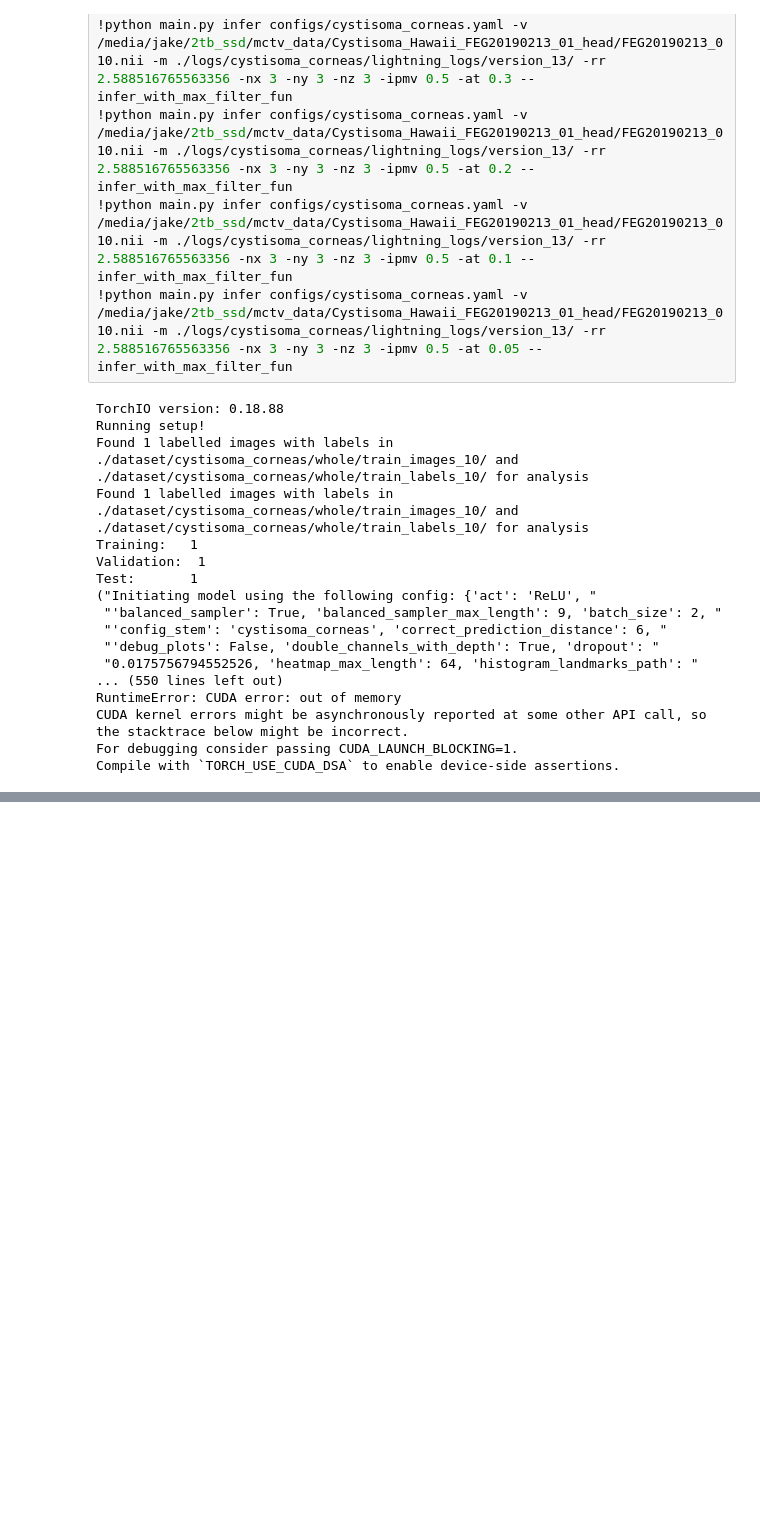
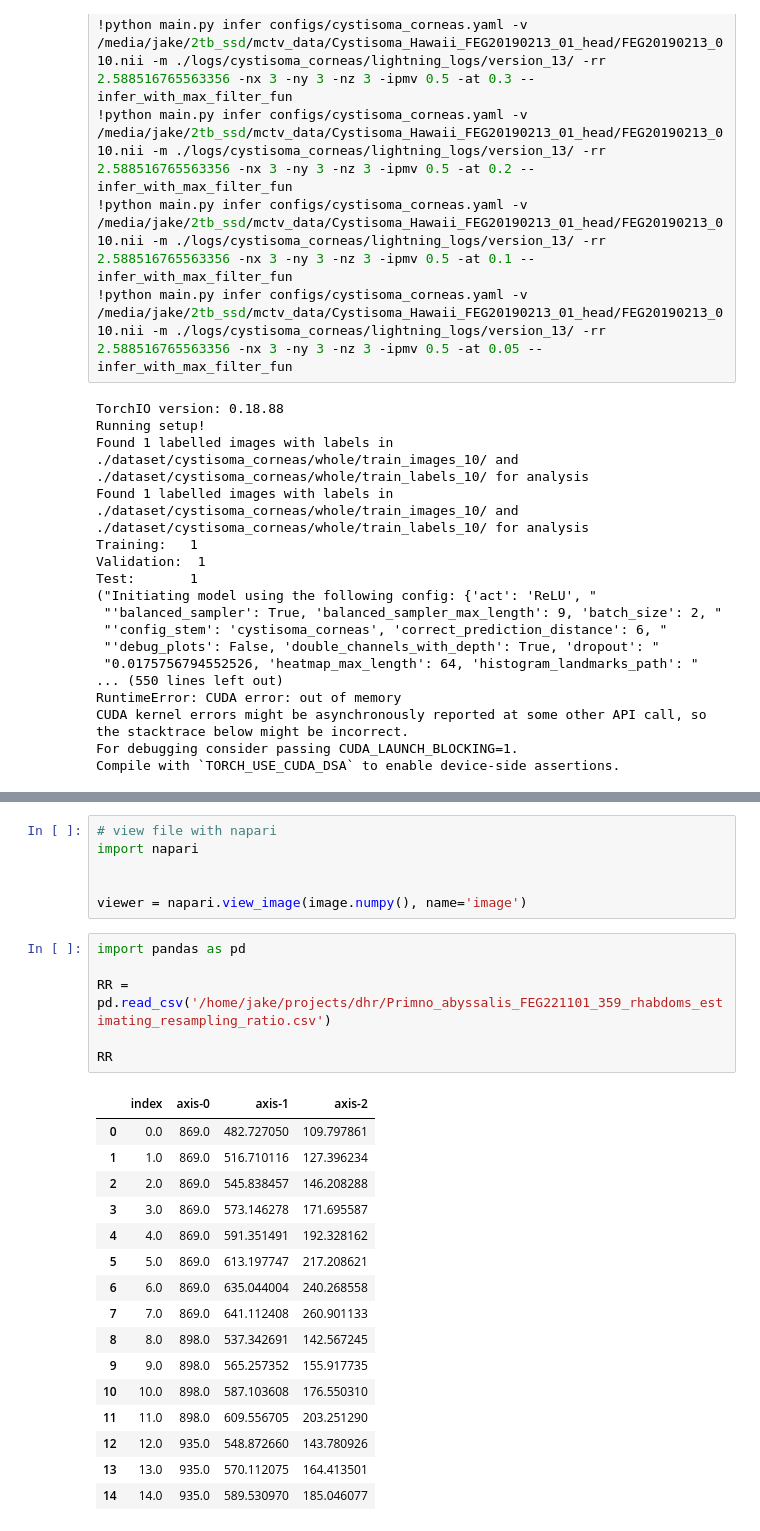
Before and after one commit to jakemanger/dhr, a Jupyter notebook: Infer on new scans-Copy1.ipynb, the cells around one changed output, grey strips where cells are left out. Cells and saved outputs as stored; diff of their text form; blank space fills up the shorter version.

```diff
--- a/Infer on new scans-Copy1.ipynb
+++ b/Infer on new scans-Copy1.ipynb
@@ -299,0 +658,29 @@ viewer.add_points(y_hat)
+# %%
+# view file with napari
+import napari
+
+
+viewer = napari.view_image(image.numpy(), name='image')
+# %%
+import pandas as pd
+
+RR = pd.read_csv('/home/jake/projects/dhr/Primno_abyssalis_FEG221101_359_rhabdoms_estimating_resampling_ratio.csv')
+
+RR
+# %% [output]
+|  | index | axis-0 | axis-1 | axis-2 |
+| 0 | 0.0 | 869.0 | 482.727050 | 109.797861 |
+| 1 | 1.0 | 869.0 | 516.710116 | 127.396234 |
+| 2 | 2.0 | 869.0 | 545.838457 | 146.208288 |
+| 3 | 3.0 | 869.0 | 573.146278 | 171.695587 |
+| 4 | 4.0 | 869.0 | 591.351491 | 192.328162 |
+| 5 | 5.0 | 869.0 | 613.197747 | 217.208621 |
+| 6 | 6.0 | 869.0 | 635.044004 | 240.268558 |
+| 7 | 7.0 | 869.0 | 641.112408 | 260.901133 |
+| 8 | 8.0 | 898.0 | 537.342691 | 142.567245 |
+| 9 | 9.0 | 898.0 | 565.257352 | 155.917735 |
+| 10 | 10.0 | 898.0 | 587.103608 | 176.550310 |
+| 11 | 11.0 | 898.0 | 609.556705 | 203.251290 |
+| 12 | 12.0 | 935.0 | 548.872660 | 143.780926 |
+| 13 | 13.0 | 935.0 | 570.112075 | 164.413501 |
+| 14 | 14.0 | 935.0 | 589.530970 | 185.046077 |
```
Also changed, not shown: parts of 18 cells of this notebook, 13 other files.
